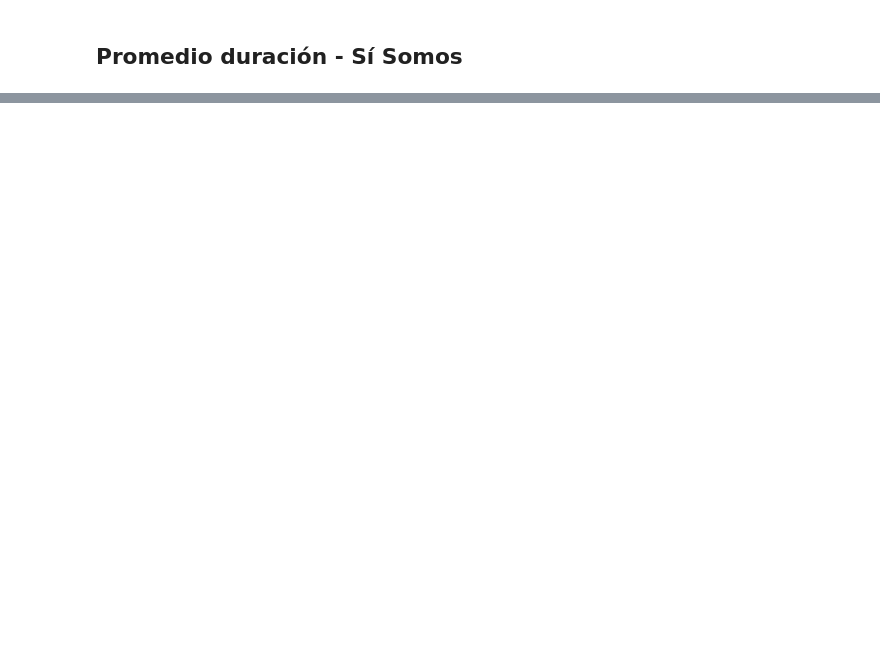
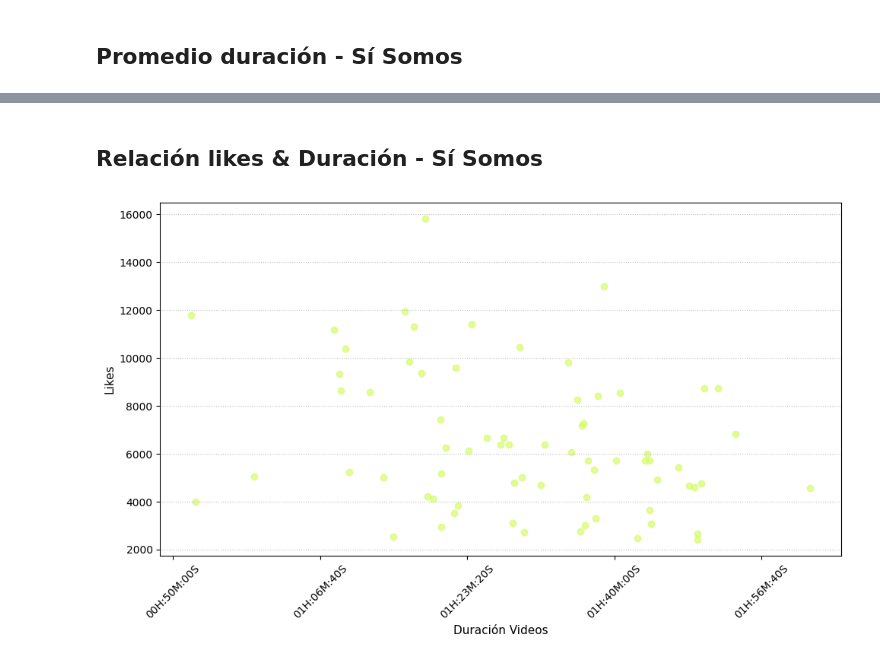
Before and after one commit to nx96/yt-data, a Jupyter notebook: GetDataFromYTChannel.ipynb, the cells around one changed output, grey strips where cells are left out. Saved outputs shown, nothing was run; the diff lists cells and outputs as text; code cells hidden in the pictures; blank space fills up the shorter version.

```diff
--- a/GetDataFromYTChannel.ipynb
+++ b/GetDataFromYTChannel.ipynb
@@ -86,0 +82,6 @@ plot_duration_by_show(df)
+# %% [markdown]
+## Relación likes & Duración - Sí Somos
+# %%
+plot_like_time(df=df, program='Sí Somos')
+# %% [output]
+[figure, added]
```
Also changed, not shown: parts of 20 cells of this notebook, 2 other files.
